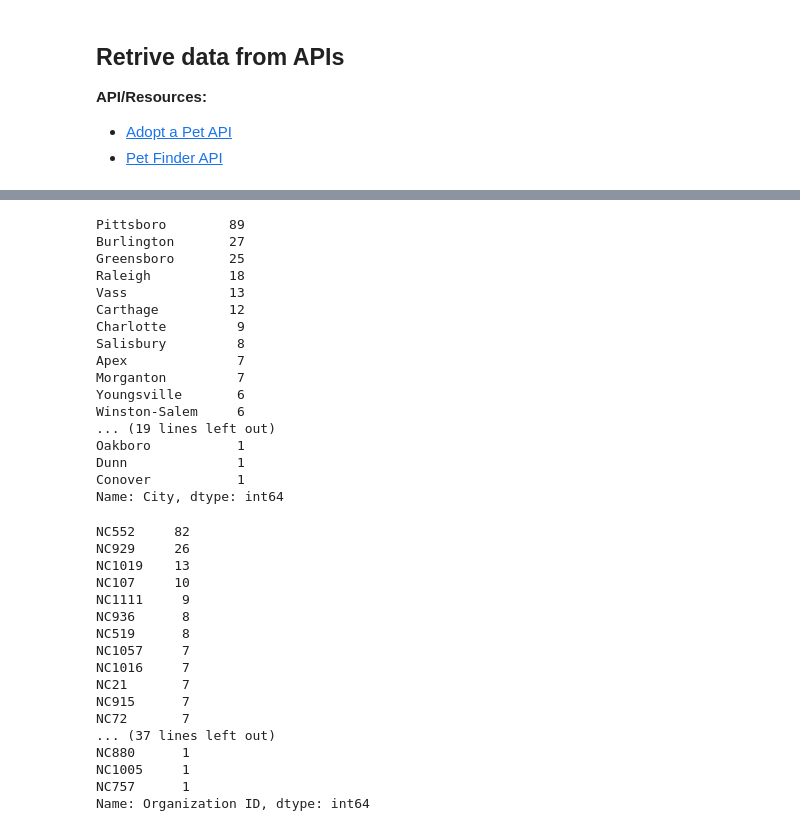
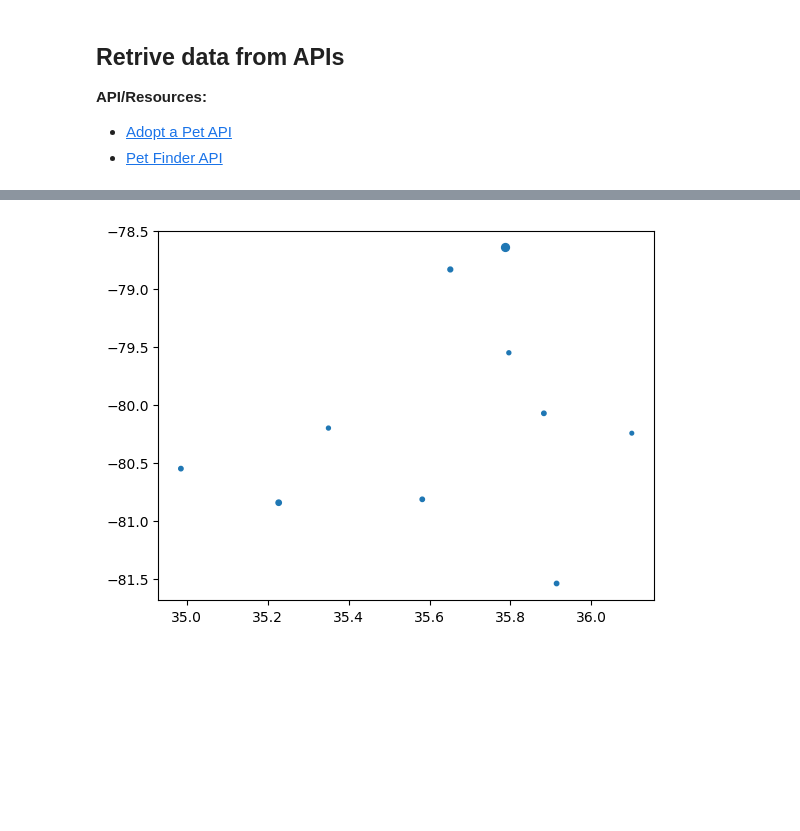
Before and after one commit to asosatrejo/pet-adoption-analysis, a Jupyter notebook: Location-Analysis.ipynb, the cells around one changed output, grey strips where cells are left out. Saved outputs shown, nothing was run; the diff lists cells and outputs as text; code cells hidden in the pictures; blank space fills up the shorter version.

```diff
--- a/Location-Analysis.ipynb
+++ b/Location-Analysis.ipynb
@@ -141,43 +147,30 @@ Name: Organization ID, Length: 68, dtype: int64
+# %%
+'''
+Raleigh: 35.787743, -78.644257
+Charlotte: 35.2271, -80.8431
+Holly Springs: 35.6513, -78.8336
+Monroe: 34.9854, -80.5495
+Mooresville: 35.5820, -80.8140
+Lenoir: 35.9140, -81.5390
+Thomasville: 35.8826, -80.0730
+Albemarlele: 35.3501, -80.2001
+Staley: 35.7960, -79.5514
+Winston Salem: 36.0999, -80.2442
+'''
+
+dogs_city_lat =[35.787743, 35.2271, 35.6513, 34.9854, 35.5820,
+               35.9140, 35.8826, 35.3501, 35.7960, 36.0999]
+
+dogs_city_lng = [-78.6442, -80.8431, -78.8336, -80.5495, -80.8140,
+                 -81.5390, -80.0730, -80.2001, -79.5514, -80.2442]
+
+
+plt.scatter(dogs_city_lat, dogs_city_lng, s=dog_cities_df.head(10), marker = 'o')
+plt.hover()
+plt.show()
+# %% [output]
+[figure, added]
 # %%
 #Adoptable Cats in NC from 2018 - 2022
 adoptable_cats_nc = adoptable_cats_clean.loc[adoptable_cats_clean['State'] == 'NC']
-adoptable_cats_nc['City'].value_counts()
-# %% [output]
-Pittsboro        89
-Burlington       27
-Greensboro       25
-Raleigh          18
-Vass             13
-Carthage         12
-Charlotte         9
-Salisbury         8
-Apex              7
-Morganton         7
-Youngsville       6
-Winston-Salem     6
-... (19 lines left out)
-Oakboro           1
-Dunn              1
-Conover           1
-Name: City, dtype: int64
-# %%
-adoptable_cats_nc['Organization ID'].value_counts()
-# %% [output]
-NC552     82
-NC929     26
-NC1019    13
-NC107     10
-NC1111     9
-NC936      8
-NC519      8
-NC1057     7
-NC1016     7
-NC21       7
-NC915      7
-NC72       7
-... (37 lines left out)
-NC880      1
-NC1005     1
-NC757      1
-Name: Organization ID, dtype: int64
 # %%
```
Also changed, not shown: parts of 12 cells of this notebook.
